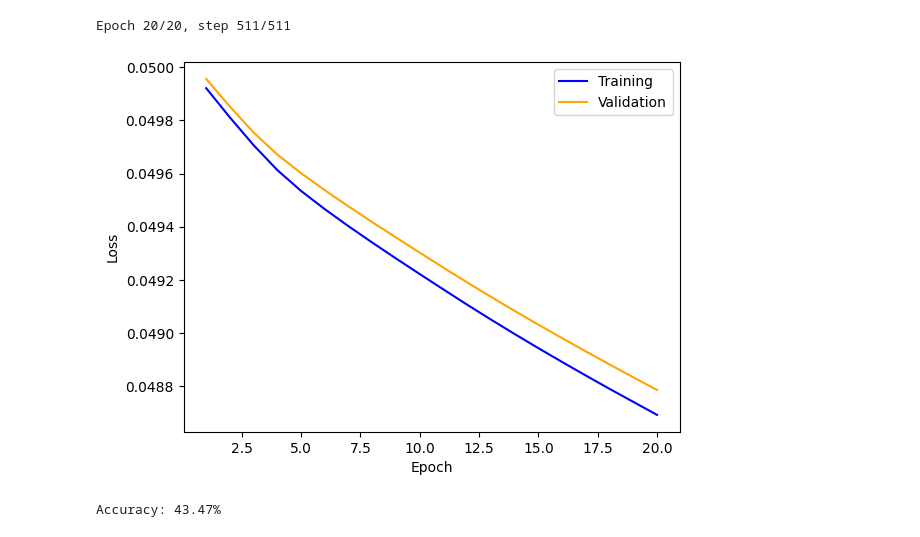
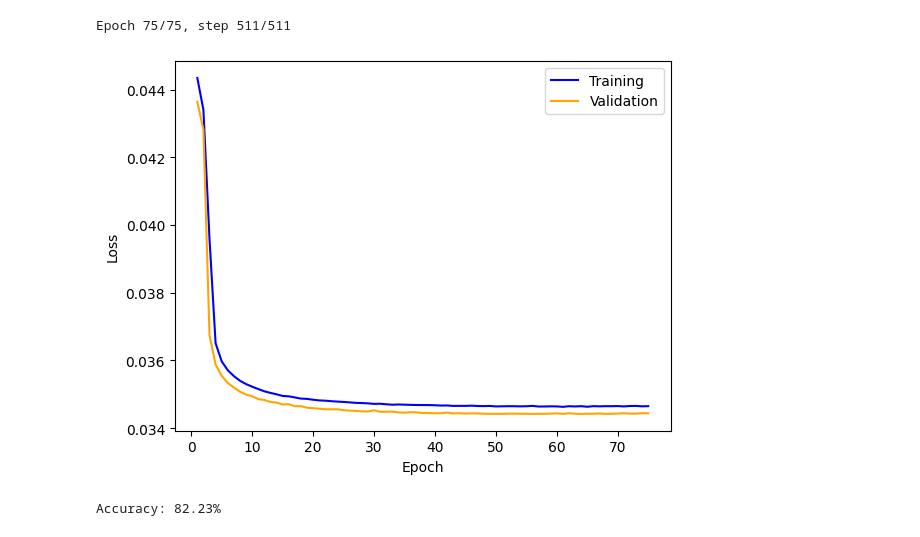
Before and after one commit to adamcataldo/letsbuildmodels, a Jupyter notebook: notebooks/neural_nets/MLPClassifier.ipynb, the cells around one changed output. Cells and saved outputs as stored; diff of their text form; code cells hidden in the pictures.

```diff
--- a/notebooks/neural_nets/MLPClassifier.ipynb
+++ b/notebooks/neural_nets/MLPClassifier.ipynb
@@ -48,42 +48,45 @@ display(df2)
 from lbm.models import MLPClassifier
 from lbm.workflow import train_and_validate
 import matplotlib.pyplot as plt
 import torch.optim as optim
 import torch.nn as nn
 import numpy as np
 
 means, stds = processor.get_z_score()
 model = MLPClassifier(
     len(feature_names),
-    [len(feature_names)],
+    [
+        len(feature_names) * 10000
+    ],
     len(label_names),
     means,
-    stds
+    stds,
+    dropout=0.2
 )
 
 optimizer = optim.SGD(model.parameters(), weight_decay=0.01)
 loss_fn = nn.CrossEntropyLoss()
 train_losses, val_losses = train_and_validate(
     model,
     train_loader,
     val_loader,
     optimizer,
     loss_fn,
-    epochs=20
+    epochs=75
 )
 plt.plot(np.arange(1, len(train_losses) + 1), train_losses, label='Training', color='blue')
 plt.plot(np.arange(1, len(val_losses) + 1), val_losses, label='Validation', color='orange')
 plt.legend()
 plt.xlabel('Epoch')
 plt.ylabel('Loss')
 plt.show()
 # %% [output]
-Epoch 20/20, step 511/511
+Epoch 75/75, step 511/511
-[figure, old version]
+[figure, new version]
 # %%
 from lbm.workflow import avg_accuracy
 
 accuracy = avg_accuracy(model, val_loader)
 print(f'Accuracy: {accuracy:.2%}')
 # %% [output]
-Accuracy: 43.47%
+Accuracy: 82.23%
```
Also changed, not shown: parts of 1 cell of this notebook, 1 other file.
